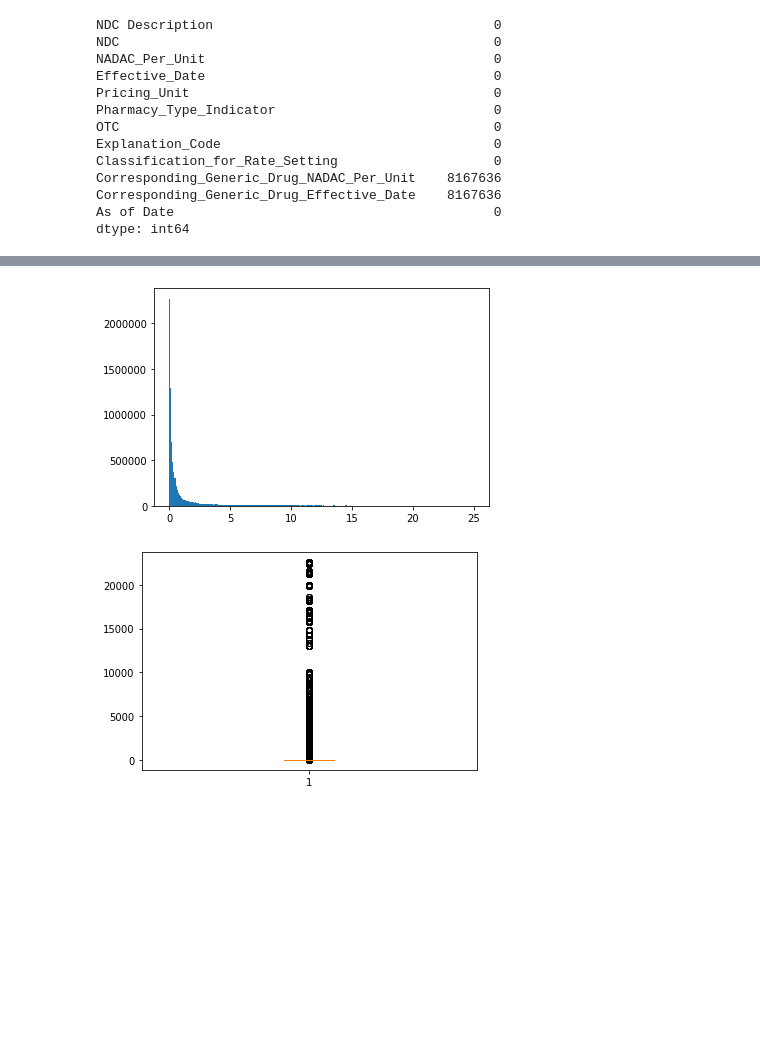
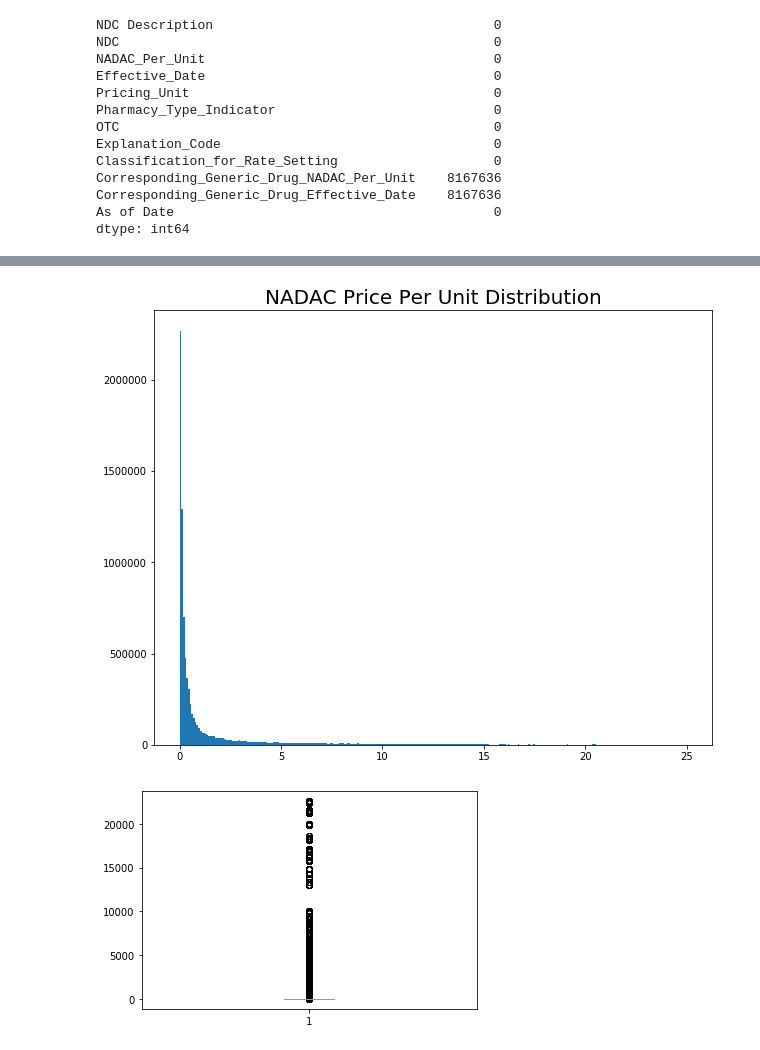
Before and after one commit to DanaHackel/capstone, a Jupyter notebook: eda_nadac.ipynb, the cells around one changed output, grey strips where cells are left out. Cells and saved outputs as stored; diff of their text form; code cells hidden in the pictures; blank space fills up the shorter version.

```diff
--- a/eda_nadac.ipynb
+++ b/eda_nadac.ipynb
@@ -51,4 +51,31 @@ Corresponding_Generic_Drug_NADAC_Per_Unit    8167636
 Corresponding_Generic_Drug_Effective_Date    8167636
 As of Date                                         0
 dtype: int64
+# %%
+replacements = {r'\sCAP*?\Z|\sCP*?\Z' : ' CAPSULE ORAL',
+                r'\sTAB\sCHW\s*?\Z|\sTAB\sCHEW\s*?\Z': ' CHEWABLE TABLET',
+                r'\sTAB\Z|\sTAB\s|\sTB' : ' TABLET ORAL',
+                r'\sSYR*?\Z' : ' SYRINGE',
+                r'\sCRM*?\Z' : ' CREAM',
+                r'\sSL*?\Z' : ' SUB-LINGUAL',
+                r'\sFOAM*?\Z' : ' FOAM',
+                r'\sAUTO\-INJ*?\Z' : ' INJECTION',
+                r'\sEFF*?\Z' : ' EFFERVESCENT',
+                r'\sSOLN*?\Z' : ' SOLUTION',
+                r'\sINH*?\Z' : ' INHALATION',
+                r'\sHCL\s*?\Z' : ' HYDROCHLORIDE',
+                r'\sCPLT*?\Z' : ' CAPLET',
+                r'\sGASTR\s*?\Z' : ' GASTRIC',
+                r'\sOSM\s*?\Z' : ' OSMOTIC',
+                r'\sLIQ*?\Z' : ' LIQUID',
+                '\s\*\*.*\*\*\s' : '',
+                ' MG' : 'MG',
+                ' ML' : 'ML',
+                ' MCG' : 'MCG',
+                ' +': ' '
+               }
+
+for regex_pattern, replacement in replacements.items():
+    regex_pattern = re.compile(regex_pattern)
+    nadac['NDC Description'] = nadac['NDC Description'].str.replace(regex_pattern, replacement)
 # %%
@@ -69,8 +90,11 @@ Name: NADAC_Per_Unit, Length: 8590808, dtype: float64
 # %%
-plt.hist(nadac['NADAC_Per_Unit'], bins=300, range=(0,25));
+plt.figure(figsize=(10,8))
+plt.hist(nadac['NADAC_Per_Unit'], bins=300, range=(0,25))
+plt.title('NADAC Price Per Unit Distribution', size=20)
+plt.savefig('./images/price_per_unit.jpg');
 #This is most of the data's distribution
 # %% [output]
-[figure, old version]
+[figure, new version]
 # %%
 plt.boxplot(nadac['NADAC_Per_Unit']);
 # %% [output]
```
Also changed, not shown: parts of 15 cells of this notebook, 27 other files.
